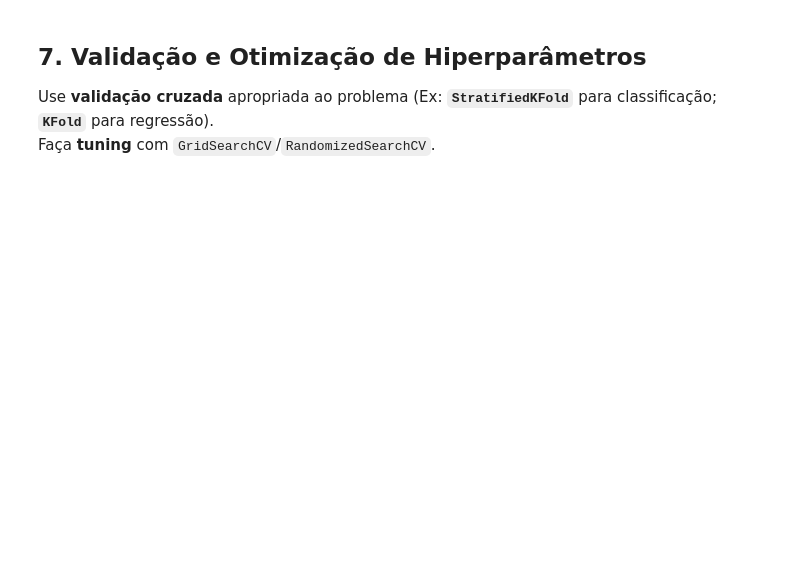
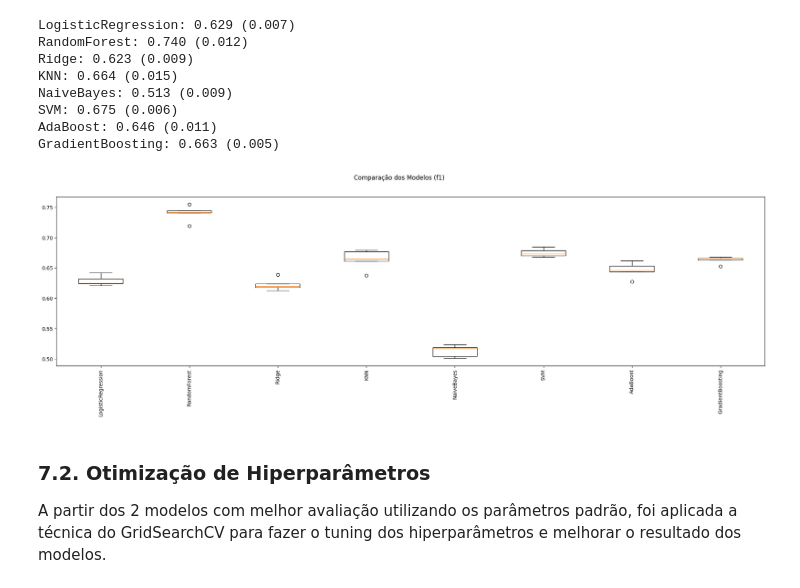
Before and after one commit to marcos-vmiranda/pos-pucrj-mvp, a Jupyter notebook: MVP_ML_MarcosMiranda.ipynb, the cells around one changed output. Cells and saved outputs as stored; diff of their text form; code cells hidden in the pictures; blank space fills up the shorter version.

```diff
--- a/MVP_ML_MarcosMiranda.ipynb
+++ b/MVP_ML_MarcosMiranda.ipynb
@@ -203,0 +391,19 @@ plt.show()
+# %%
+# Verifica a distribuição das classes antes
+print("\nDistribuição das classes antes do SMOTE:\n")
+print(dataset.groupby('Atraso').size())
+
+# Separa as features do target
+X = dataset.drop(columns=['Atraso'])
+y = dataset['Atraso']
+
+# Aplica o SMOTE somente em 50% do desbalanceamento
+smote = SMOTE(sampling_strategy=0.7, random_state=seed)
+X_resampled, y_resampled = smote.fit_resample(X, y)
+
+# Reconstrói o dataset balanceado
+dataset_balanceado = pd.concat([X_resampled, y_resampled], axis=1)
+
+# Verifica a distribuição das classes balanceadas
+print("\nDistribuição das classes após SMOTE:\n")
+print(dataset_balanceado.groupby('Atraso').size())
@@ -402,5 +462,40 @@ pd.DataFrame(results).T
+# %%
+
+pipelines = criar_pipelines(['*'],'MinMaxScaler') # cria pipelines para todos os modelos disponíveis
+
+scoring = 'f1'
+kfold = StratifiedKFold(n_splits=5, shuffle=True, random_state=seed)
+
+results = []
+names = []
+
+# Executando os pipelines
+for name, model in pipelines:
+    cv_results = cross_val_score(model, X_train, y_train, cv=kfold, scoring=scoring)
+    results.append(cv_results)
+    names.append(name)
+    msg = "%s: %.3f (%.3f)" % (name, cv_results.mean(), cv_results.std()) # formatando para 3 casas decimais
+    print(msg)
+
+# Boxplot de comparação dos modelos
+fig = plt.figure(figsize=(25,6))
+fig.suptitle('Comparação dos Modelos (%s)' % scoring)
+ax = fig.add_subplot(111)
+plt.boxplot(results)
+ax.set_xticklabels(names, rotation=90)
+plt.show()
+# %% [output]
+LogisticRegression: 0.629 (0.007)
+RandomForest: 0.740 (0.012)
+Ridge: 0.623 (0.009)
+KNN: 0.664 (0.015)
+NaiveBayes: 0.513 (0.009)
+SVM: 0.675 (0.006)
+AdaBoost: 0.646 (0.011)
+GradientBoosting: 0.663 (0.005)
+[figure, added]
 # %% [markdown]
 
-## 7. Validação e Otimização de Hiperparâmetros
-Use **validação cruzada** apropriada ao problema (Ex: **`StratifiedKFold`** para classificação; **`KFold`** para regressão).
-Faça **tuning** com `GridSearchCV`/`RandomizedSearchCV`.
+### 7.2. Otimização de Hiperparâmetros
+
+A partir dos 2 modelos com melhor avaliação utilizando os parâmetros padrão, foi aplicada a técnica do GridSearchCV para fazer o tuning dos hiperparâmetros e melhorar o resultado dos modelos.
```
Also changed, not shown: parts of 52 cells of this notebook, 2 other files.
